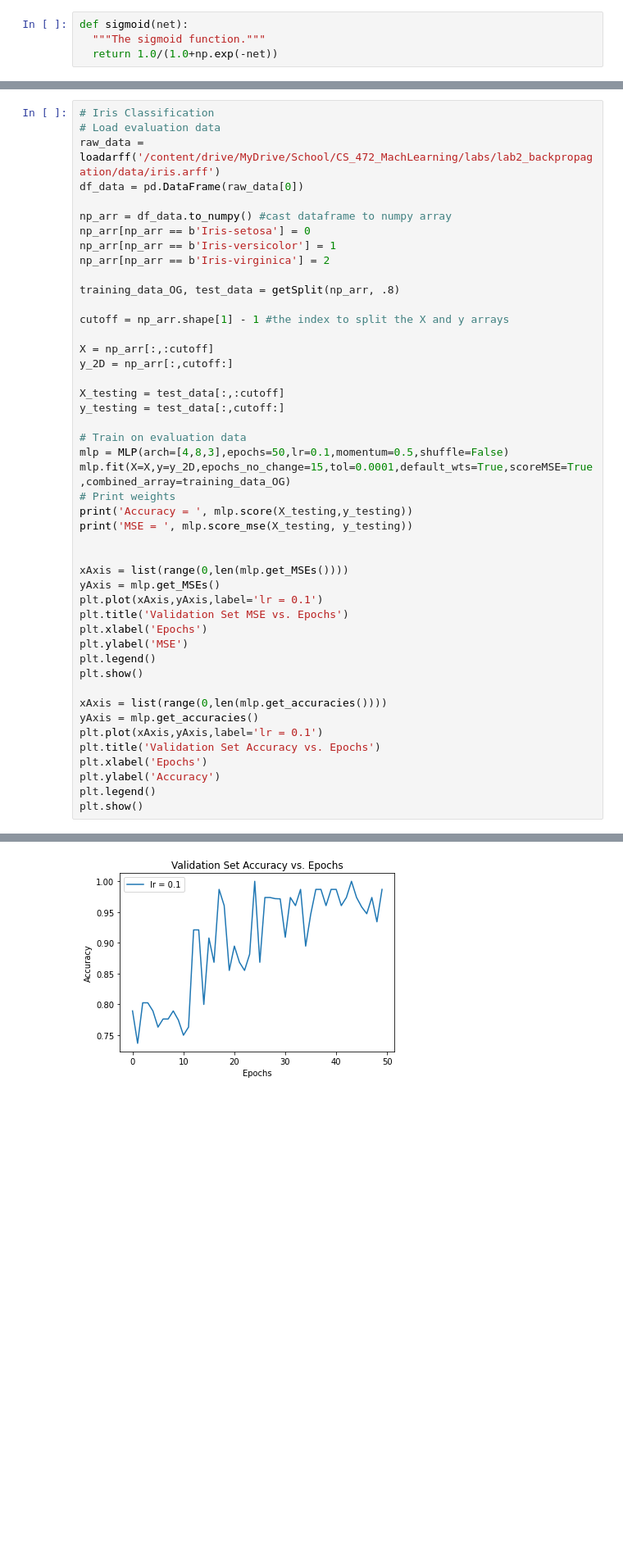
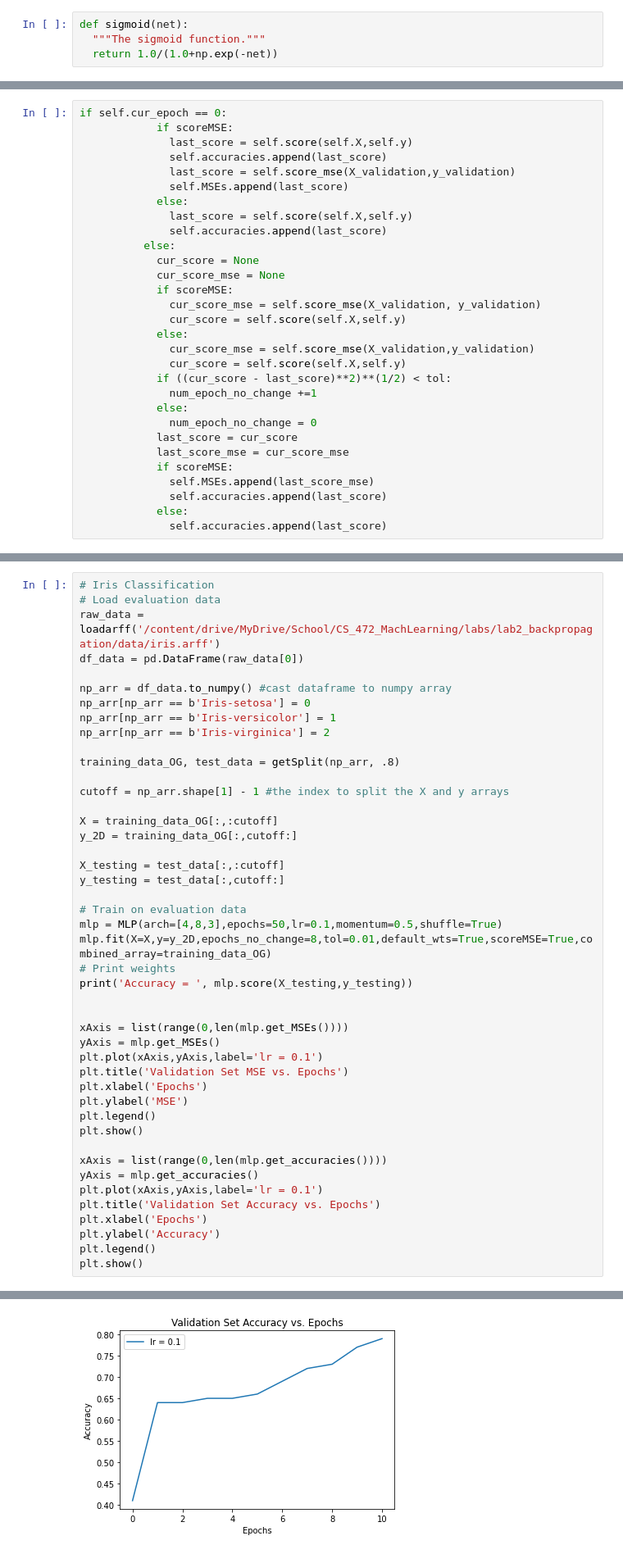
Before and after one commit to tjtyler/MachLearn_MultiLayerPerceptron_BackProp, a Jupyter notebook: lab_2_backprop.ipynb, the cells around one changed output, grey strips where cells are left out. Shown: that part at 82% size. Cells and saved outputs as stored; diff of their text form; blank space fills up the shorter version.

Commit message:
Iris data section working

```diff
--- a/lab_2_backprop.ipynb
+++ b/lab_2_backprop.ipynb
@@ -137,3 +137,33 @@ def getSplit(arr,dec):
     arr_80_combined = arr[rand_start_index:num_vals_80,:]
     arr_20 = arr[num_vals_80:,:]
   return arr_80_combined, arr_20
+# %%
+if self.cur_epoch == 0:
+            if scoreMSE:
+              last_score = self.score(self.X,self.y)
+              self.accuracies.append(last_score)
+              last_score = self.score_mse(X_validation,y_validation)
+              self.MSEs.append(last_score)
+            else:
+              last_score = self.score(self.X,self.y)
+              self.accuracies.append(last_score)
+          else:
+            cur_score = None
+            cur_score_mse = None
+            if scoreMSE:
+              cur_score_mse = self.score_mse(X_validation, y_validation)
+              cur_score = self.score(self.X,self.y)
+            else:
+              cur_score_mse = self.score_mse(X_validation,y_validation)
+              cur_score = self.score(self.X,self.y)
+            if ((cur_score - last_score)**2)**(1/2) < tol:
+              num_epoch_no_change +=1
+            else:
+              num_epoch_no_change = 0
+            last_score = cur_score
+            last_score_mse = cur_score_mse
+            if scoreMSE:
+              self.MSEs.append(last_score_mse)
+              self.accuracies.append(last_score)
+            else:
+              self.accuracies.append(last_score)
@@ -633,18 +661,17 @@ training_data_OG, test_data = getSplit(np_arr, .8)
 
 cutoff = np_arr.shape[1] - 1 #the index to split the X and y arrays
 
-X = np_arr[:,:cutoff]
-y_2D = np_arr[:,cutoff:]
+X = training_data_OG[:,:cutoff]
+y_2D = training_data_OG[:,cutoff:]
 
 X_testing = test_data[:,:cutoff]
 y_testing = test_data[:,cutoff:]
 
 # Train on evaluation data
-mlp = MLP(arch=[4,8,3],epochs=50,lr=0.1,momentum=0.5,shuffle=False)
-mlp.fit(X=X,y=y_2D,epochs_no_change=15,tol=0.0001,default_wts=True,scoreMSE=True,combined_array=training_data_OG)
+mlp = MLP(arch=[4,8,3],epochs=50,lr=0.1,momentum=0.5,shuffle=True)
+mlp.fit(X=X,y=y_2D,epochs_no_change=8,tol=0.01,default_wts=True,scoreMSE=True,combined_array=training_data_OG)
 # Print weights
 print('Accuracy = ', mlp.score(X_testing,y_testing))
-print('MSE = ', mlp.score_mse(X_testing, y_testing))
 
 
 xAxis = list(range(0,len(mlp.get_MSEs())))
@@ -671,4 +697,4 @@ MSE =  8.078307316906282e-05
-[figure, old version]
+[figure, new version]
 # %% [markdown]
 ## 3. (10%) Working with the Vowel Dataset - Learning Rate
 
```
Also changed, not shown: parts of 9 cells of this notebook.
